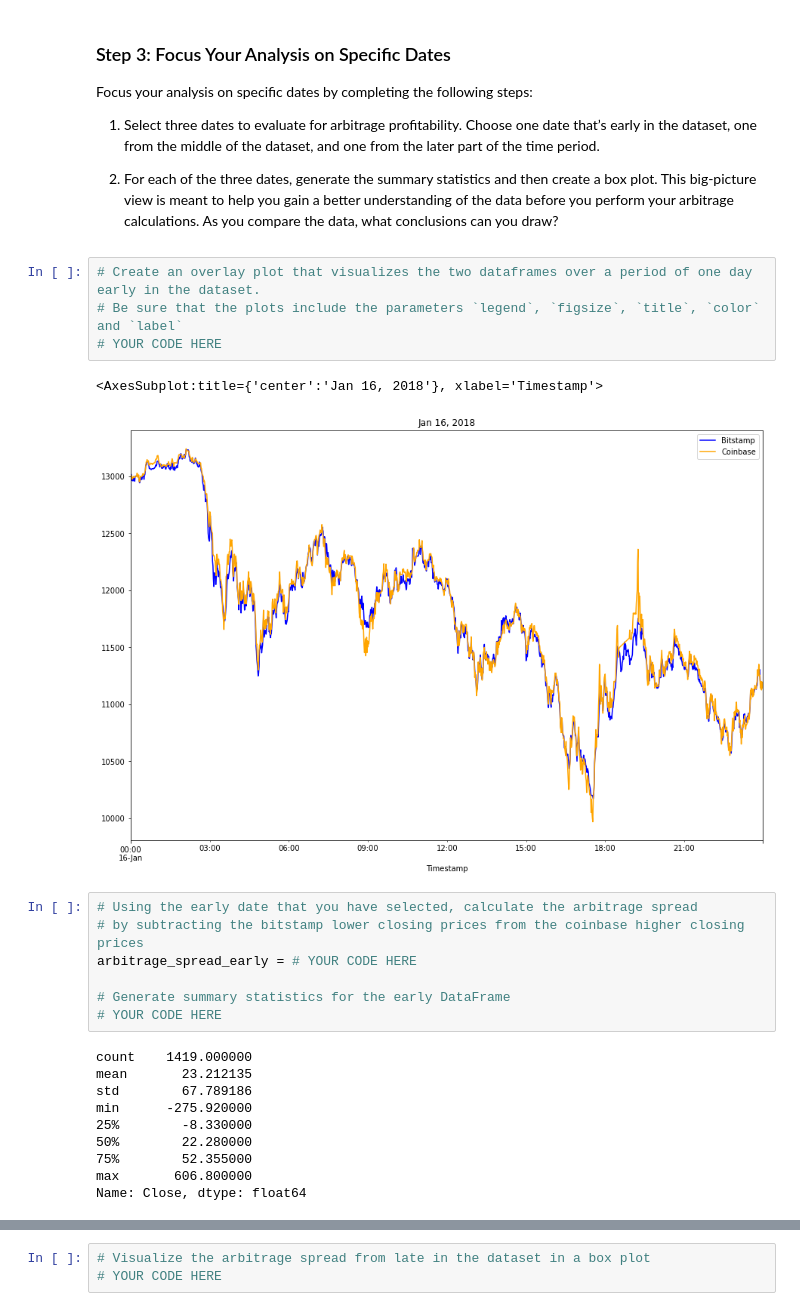
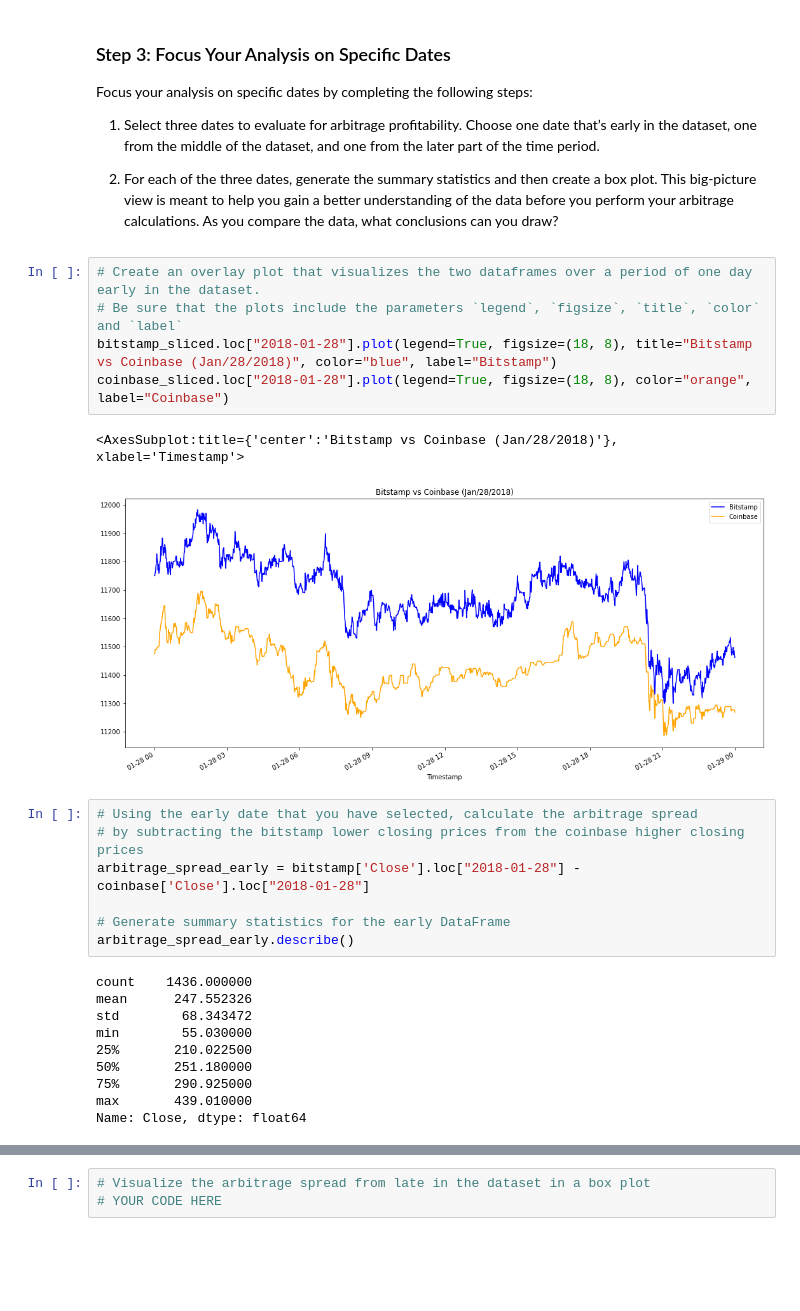
Before and after one commit to Rossjerry/Challenge-3, a Jupyter notebook: crypto_arbitrage.ipynb, the cells around one changed output, grey strips where cells are left out. Saved outputs shown, nothing was run; the diff lists cells and outputs as text; blank space fills up the shorter version.

```diff
--- a/crypto_arbitrage.ipynb
+++ b/crypto_arbitrage.ipynb
@@ -384,26 +386,27 @@ Focus your analysis on specific dates by completing the following steps:
 # %%
 # Create an overlay plot that visualizes the two dataframes over a period of one day early in the dataset.
 # Be sure that the plots include the parameters `legend`, `figsize`, `title`, `color` and `label`
-# YOUR CODE HERE
+bitstamp_sliced.loc["2018-01-28"].plot(legend=True, figsize=(18, 8), title="Bitstamp vs Coinbase (Jan/28/2018)", color="blue", label="Bitstamp")
+coinbase_sliced.loc["2018-01-28"].plot(legend=True, figsize=(18, 8), color="orange", label="Coinbase")
 # %% [output]
-<AxesSubplot:title={'center':'Jan 16, 2018'}, xlabel='Timestamp'>
+<AxesSubplot:title={'center':'Bitstamp vs Coinbase (Jan/28/2018)'}, xlabel='Timestamp'>
-[figure, old version]
+[figure, new version]
 # %%
 # Using the early date that you have selected, calculate the arbitrage spread
 # by subtracting the bitstamp lower closing prices from the coinbase higher closing prices
-arbitrage_spread_early = # YOUR CODE HERE
+arbitrage_spread_early = bitstamp['Close'].loc["2018-01-28"] - coinbase['Close'].loc["2018-01-28"]
 
 # Generate summary statistics for the early DataFrame
-# YOUR CODE HERE
+arbitrage_spread_early.describe()
 # %% [output]
-count    1419.000000
-mean       23.212135
-std        67.789186
-min      -275.920000
-25%        -8.330000
-50%        22.280000
-75%        52.355000
-max       606.800000
+count    1436.000000
+mean      247.552326
+std        68.343472
+min        55.030000
+25%       210.022500
+50%       251.180000
+75%       290.925000
+max       439.010000
 Name: Close, dtype: float64
 # %%
 # Visualize the arbitrage spread from early in the dataset in a box plot
```
Also changed, not shown: parts of 7 cells of this notebook.
